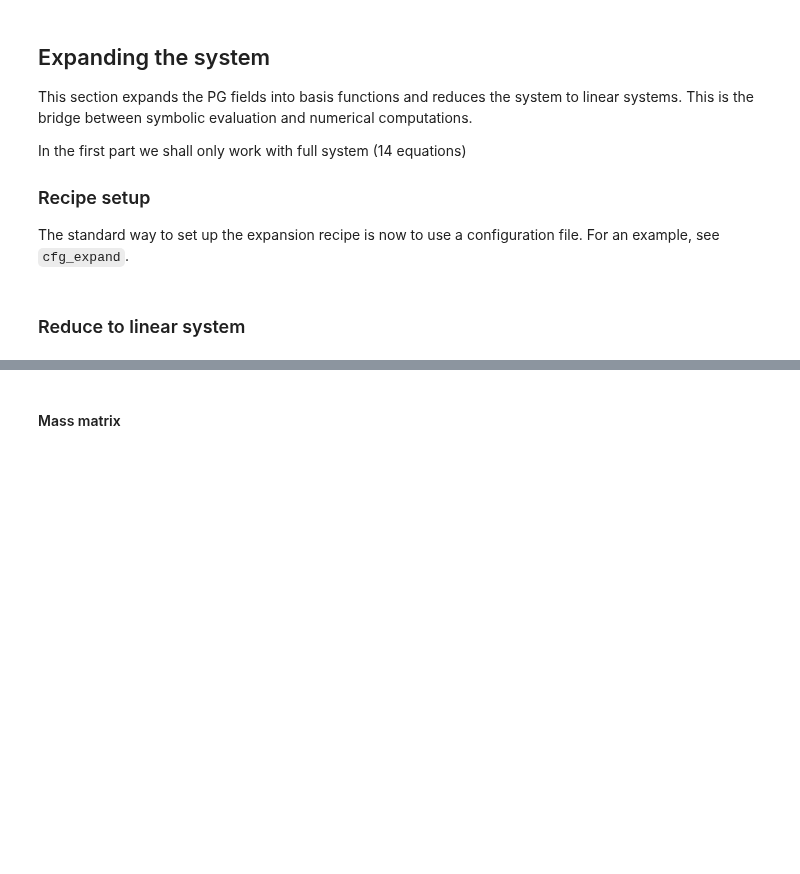
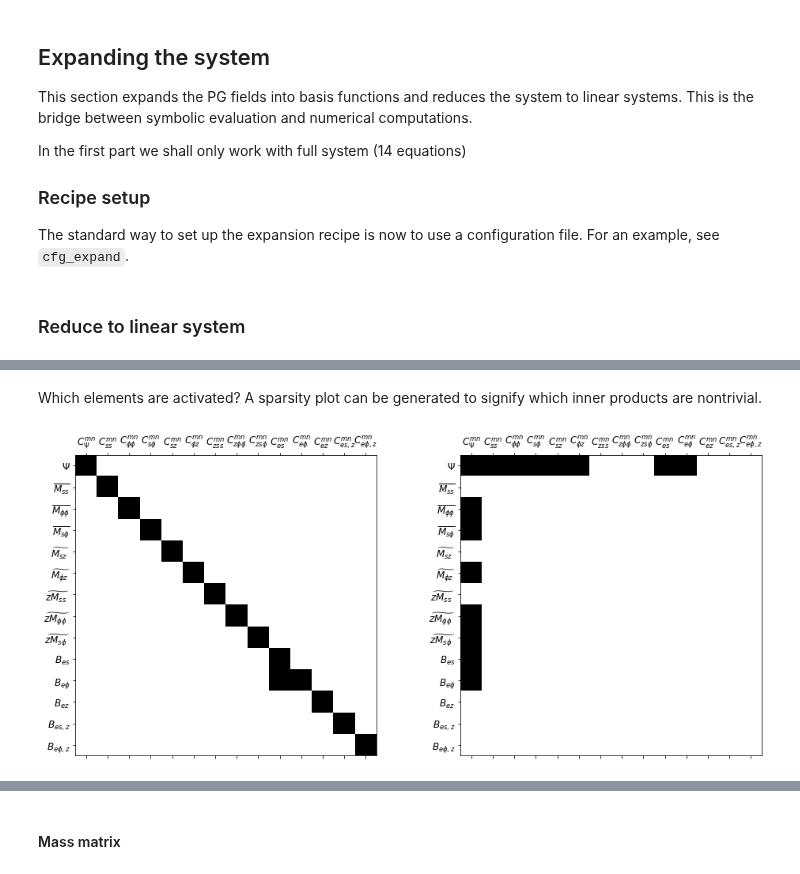
Before and after one commit to GentleMin/PlesioGeostroPy, a Jupyter notebook: EigenPG.ipynb, the cells around one changed output, grey strips where cells are left out. Saved outputs shown, nothing was run; the diff lists cells and outputs as text; code cells hidden in the pictures; blank space fills up the shorter version.

```diff
--- a/EigenPG.ipynb
+++ b/EigenPG.ipynb
@@ -266,8 +267,11 @@ For actually solving the set of equations, never include the boundary equations
 
 The following code block extracts the first 14 equations of PG (the non-boundary equations), and store the boundary equations separately.
 # %%
-eqs_solve = base.LabeledCollection(eqs_lin_bg._field_names[:14], **{eqs_lin_bg._field_names[i_eq]: eqs_lin_bg[i_eq] for i_eq in range(14)})
-eqs_boundary = base.LabeledCollection(eqs_lin_bg._field_names[-6:], **{eqs_lin_bg._field_names[i_eq]: eqs_lin_bg[i_eq] for i_eq in range(15, 21)})
+solve_idx = np.full(21, False)
+solve_idx[:14] = True
+
+eqs_solve = eqs_lin_bg.generate_collection(solve_idx)
+eqs_bound = eqs_lin_bg.generate_collection(~solve_idx)
 # %% [markdown]
 ### Reduced form
 
@@ -328,4 +345,7 @@ For an example, see `cfg_expand`.
 # %%
 from pg_utils.pg_model import expansion as xpd
 from pg_utils.pg_model import cfg_expand as cfg
-from pg_utils.pg_model.expansion import omega, n, m, xi
+from pg_utils.pg_model.expansion import omega, n, m, xi, n_test, n_trial
+
+eqs_solve = xpd.SystemEquations(eqs_solve._field_names, cfg.recipe,
+    **{fname: eqs_solve[fname] for fname in eqs_solve._field_names})
@@ -379,0 +354,3 @@ $\displaystyle i \omega C_{e\phi,z}^{mn}{\left(s \right)} \left\langle \Phi_{e\p
+# %%
+eqs_solve.to_fourier_domain(inplace=True).to_radial(inplace=True).to_inner_product(factor_lhs=sympy.I*omega, inplace=True)
+display_eqs(eqs_solve)
@@ -451,0 +378,30 @@ $\displaystyle \int\limits_{-1}^{1} \frac{\left(\frac{1}{2} - \frac{\xi}{2}\righ
+# %%
+M_expr, K_expr = eqs_solve.collect_matrices(factor_lhs=sympy.I*omega)
+
+map_trial = base.map_collection(cfg.bases_s, cfg.bases_s_expression.subs({n: n_trial}))
+map_test = base.map_collection(cfg.test_s, cfg.bases_s_expression.subs({n: n_test}))
+# %% [markdown]
+Which elements are activated? A sparsity plot can be generated to signify which inner products are nontrivial.
+# %%
+M_shape = M_expr.block_sparsity()
+K_shape = K_expr.block_sparsity()
+
+fig, axes = plt.subplots(nrows=1, ncols=2, figsize=(16, 7))
+
+ax = axes[0]
+ax.spy(M_shape)
+ax.set_xticks(np.arange(cfg.coeff_s.n_fields))
+ax.set_xticklabels([r'$%s$' % cfg.coeff_s[fname].name for fname in cfg.coeff_s._field_names], fontsize=12)
+ax.set_yticks(np.arange(eqs_solve.n_fields))
+ax.set_yticklabels([r'$%s$' % core.pgvar[fname].name for fname in eqs_solve._field_names], fontsize=12)
+
+ax = axes[1]
+ax.spy(K_shape)
+ax.set_xticks(np.arange(cfg.coeff_s.n_fields))
+ax.set_xticklabels([r'$%s$' % cfg.coeff_s[fname].name for fname in cfg.coeff_s._field_names], fontsize=12)
+ax.set_yticks(np.arange(eqs_solve.n_fields))
+ax.set_yticklabels([r'$%s$' % core.pgvar[fname].name for fname in eqs_solve._field_names], fontsize=12)
+
+plt.show()
+# %% [output]
+[figure, added]
```
Also changed, not shown: parts of 83 cells of this notebook, 3 other files.
